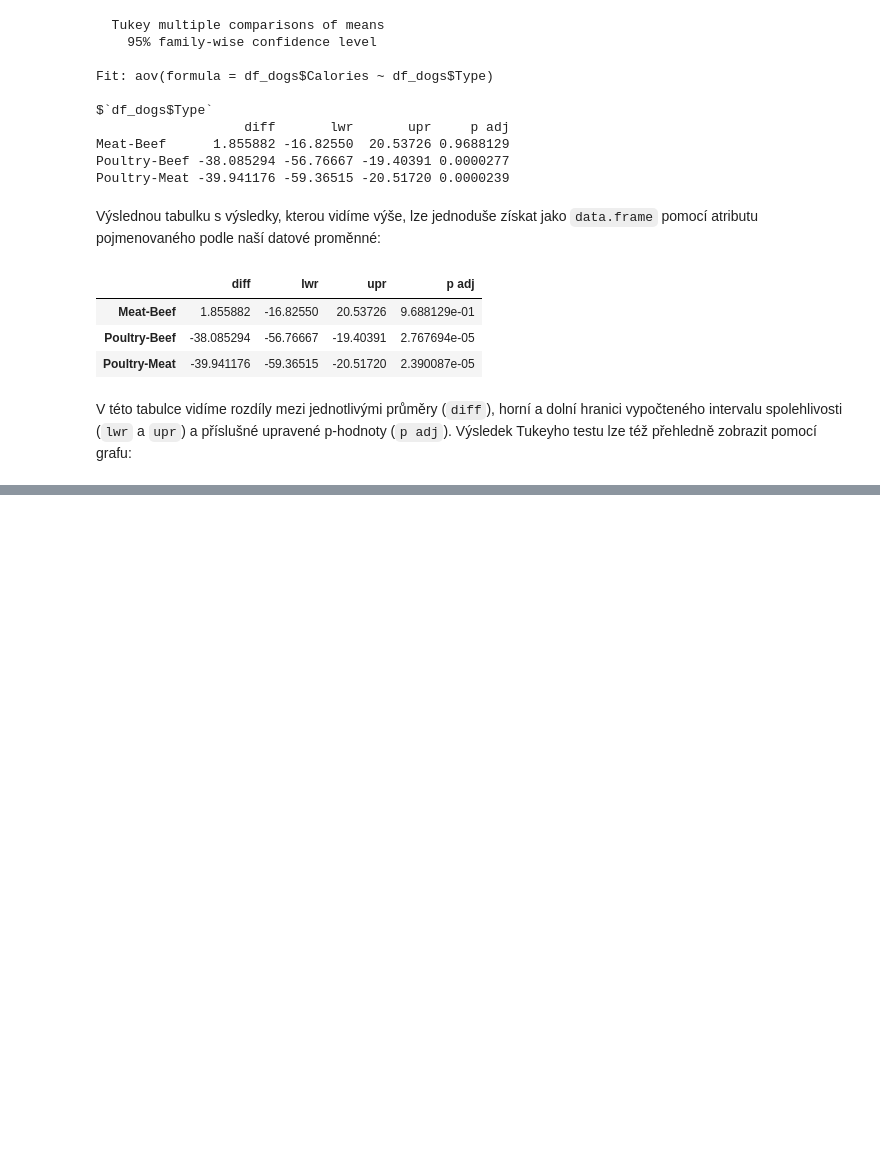
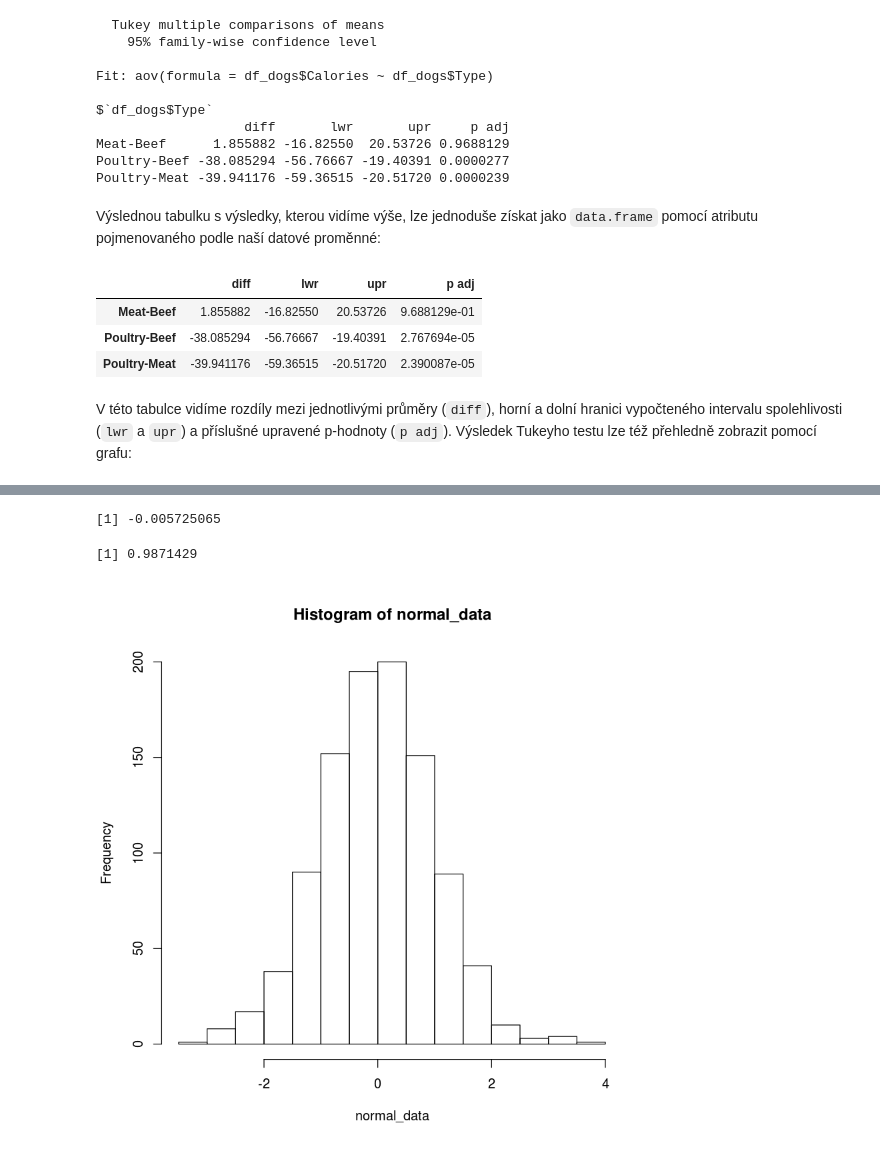
Before and after one commit to lich-uct/r_tutorial, a Jupyter notebook: 08/08.ipynb, the cells around one changed output, grey strips where cells are left out. Cells and saved outputs as stored; diff of their text form; code cells hidden in the pictures; blank space fills up the shorter version.

```diff
--- a/08/08.ipynb
+++ b/08/08.ipynb
@@ -893,0 +902,9 @@ V něm vidíme příslušné intervaly spolehlivosti pro rozdíly jednotlivých
+# %%
+normal_data <- rnorm(1e3)
+hist(normal_data)
+mean(normal_data)
+sd(normal_data)
+# %% [output]
+[1] -0.005725065
+[1] 0.9871429
+[figure, added]
```
Also changed, not shown: parts of 30 cells of this notebook.
